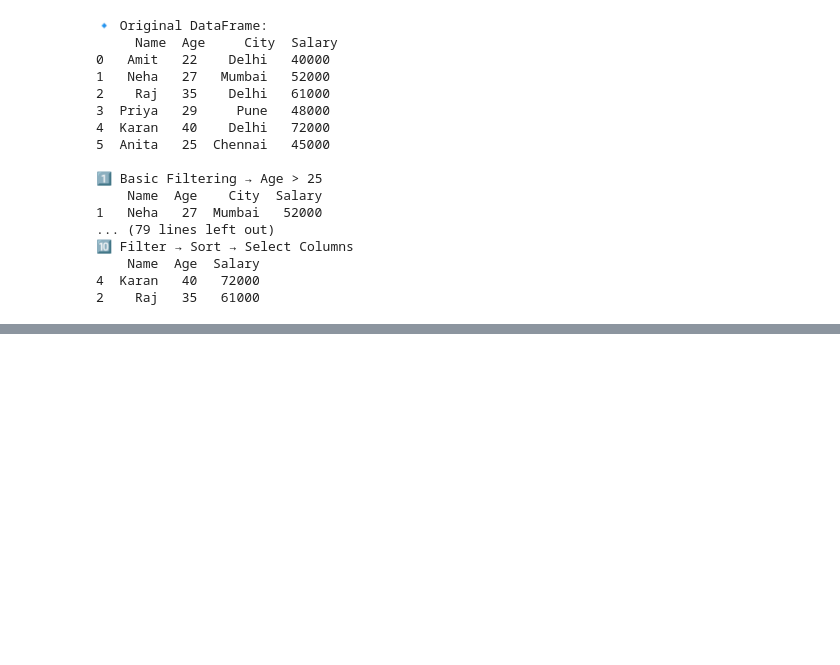
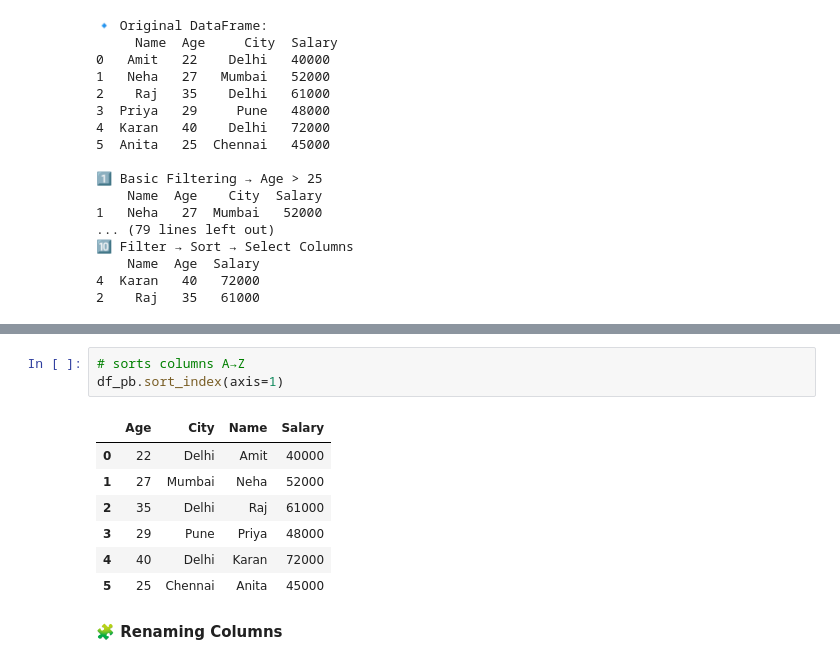
Before and after one commit to dirumisra/GENAI, a Jupyter notebook: pandas/01_Foundation/notebooks/05_basic_operations.ipynb, the cells around one changed output, grey strips where cells are left out. Drawn from its saved outputs; the diff is of its cells as text; blank space fills up the shorter version.

```diff
--- a/pandas/01_Foundation/notebooks/05_basic_operations.ipynb
+++ b/pandas/01_Foundation/notebooks/05_basic_operations.ipynb
@@ -578,0 +630,13 @@ print(result, "\n")
+# %%
+# sorts columns A→Z
+df_pb.sort_index(axis=1)
+# %% [output]
+|  | Age | City | Name | Salary |
+| 0 | 22 | Delhi | Amit | 40000 |
+| 1 | 27 | Mumbai | Neha | 52000 |
+| 2 | 35 | Delhi | Raj | 61000 |
+| 3 | 29 | Pune | Priya | 48000 |
+| 4 | 40 | Delhi | Karan | 72000 |
+| 5 | 25 | Chennai | Anita | 45000 |
+# %% [markdown]
+**🧩 Renaming Columns**
```
Also changed, not shown: parts of 19 cells of this notebook.
